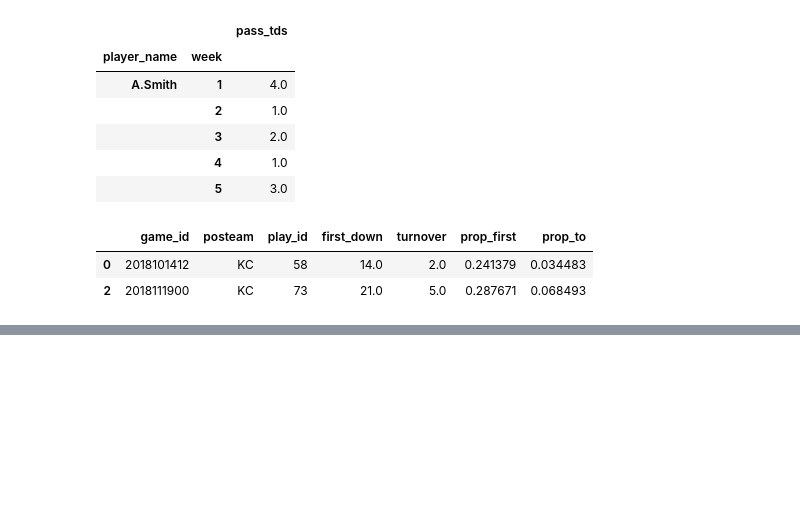
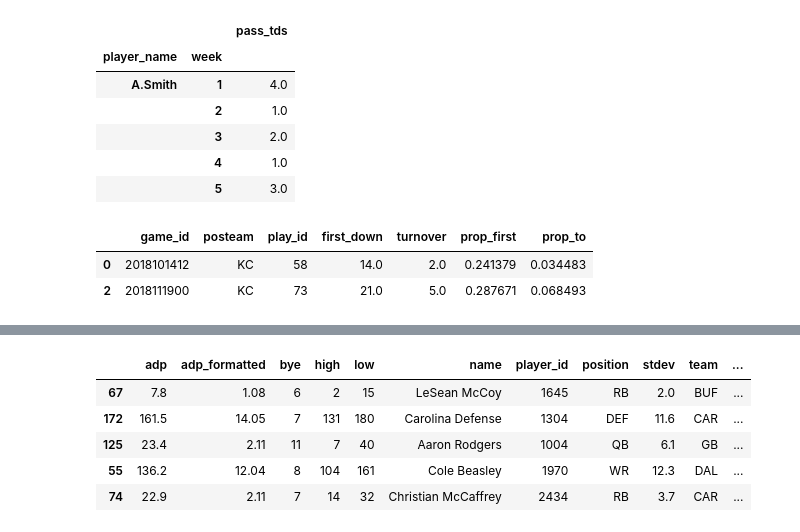
Before and after one commit to 10E-4m2/Notes-LTCWFF, a Jupyter notebook: LTCWFF-HandsOn.ipynb, the cells around one changed output, grey strips where cells are left out. Cells and saved outputs as stored; diff of their text form; code cells hidden in the pictures; blank space fills up the shorter version.

```diff
--- a/LTCWFF-HandsOn.ipynb
+++ b/LTCWFF-HandsOn.ipynb
@@ -1027,0 +1150,62 @@ team_df.loc[team_df.reset_index().groupby(['game_id'])
+# %%
+# Exercises
+
+## 3.5.1
+td_df = pd.read_csv(path.join(DATA_DIR,
+                               'problems\\combine1\\td.csv'))
+touch_df = pd.read_csv(path.join(DATA_DIR,
+                               'problems\\combine1\\touch.csv'))
+yard_df = pd.read_csv(path.join(DATA_DIR,
+                               'problems\\combine1\\yard.csv'))
+
+df_list = [td_df, touch_df, yard_df]
+merge_df = reduce(lambda left, right: pd.merge(
+    left,right,on='id',how='outer').fillna(0), df_list)
+
+td_df = td_df.set_index('id', inplace=True)
+touch_df = touch_df.set_index('id', inplace=True)
+yard_df = yard_df.set_index('id', inplace=True)
+
+concat_df = pd.concat(df_list, axis=1).fillna(0).reset_index()
+
+concat_df.sample(4)
+
+    # note: merge doesn't require indices to match
+    # note: concat gets the job done in 1 step
+
+## 3.5.2
+qb_df = pd.read_csv(path.join(DATA_DIR,
+                               'problems\\combine2\\qb.csv'))
+rb_df = pd.read_csv(path.join(DATA_DIR,
+                               'problems\\combine2\\rb.csv'))
+wr_df = pd.read_csv(path.join(DATA_DIR,
+                               'problems\\combine2\\wr.csv'))
+te_df = pd.read_csv(path.join(DATA_DIR,
+                               'problems\\combine2\\te.csv'))
+
+df_list2 = [qb_df, rb_df, wr_df, te_df]
+
+combined = pd.concat(df_list2, axis=0, ignore_index=True)
+combined.head()
+
+## 3.5.3
+adp_df['position'].value_counts()
+positions = ['WR','RB','QB','TE','DEF','PK']
+for pos in positions:
+    tempdf = adp_df[adp_df['position'] == pos]
+    tempdf.to_csv(path.join(DATA_DIR, f'adp_{pos}.csv'),
+                 index=False)
+
+
+comb_df = pd.concat([pd.read_csv(path.join(DATA_DIR,
+                                           f'adp_{pos}.csv'))
+                     for pos in positions], axis=0, ignore_index=True)
+
+comb_df.sample(5)
+# %% [output]
+|  | adp | adp_formatted | bye | high | low | name | player_id | position | stdev | team | ... |
+| 67 | 7.8 | 1.08 | 6 | 2 | 15 | LeSean McCoy | 1645 | RB | 2.0 | BUF | ... |
+| 172 | 161.5 | 14.05 | 7 | 131 | 180 | Carolina Defense | 1304 | DEF | 11.6 | CAR | ... |
+| 125 | 23.4 | 2.11 | 11 | 7 | 40 | Aaron Rodgers | 1004 | QB | 6.1 | GB | ... |
+| 55 | 136.2 | 12.04 | 8 | 104 | 161 | Cole Beasley | 1970 | WR | 12.3 | DAL | ... |
+| 74 | 22.9 | 2.11 | 7 | 14 | 32 | Christian McCaffrey | 2434 | RB | 3.7 | CAR | ... |
```
Also changed, not shown: parts of 4 cells of this notebook.
